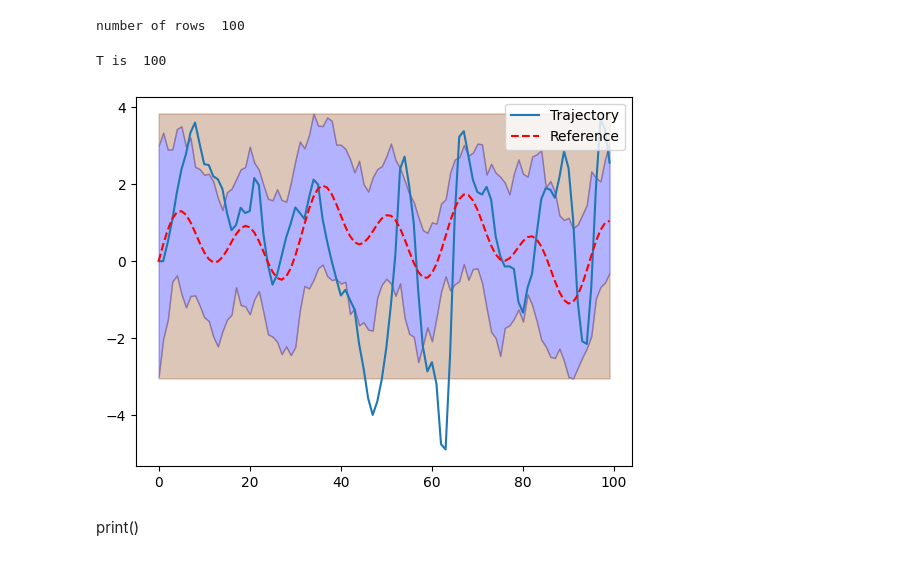
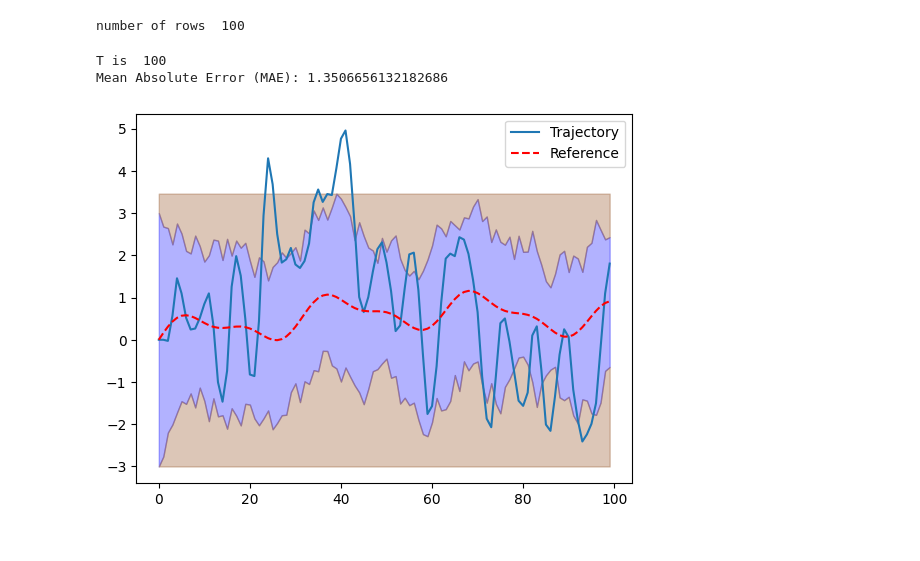
Before and after one commit to parasshah3/b1-coding-practical-mt24, a Jupyter notebook: notebooks/demo.ipynb, the cells around one changed output. Drawn from its saved outputs; the diff is of its cells as text; code cells hidden in the pictures.

Commit message:
PD control commit 5- limited controller action

```diff
--- a/notebooks/demo.ipynb
+++ b/notebooks/demo.ipynb
@@ -31,32 +31,35 @@ if __name__ == "__main__":
 # %% [output]
 number of rows  100
 # %%
-# Step 1: Create Submarine and PDController objects
+"""
+Testing the
+"""
+
+# Step 1: Create a Submarine object
 submarine = Submarine()
-controller = PDController(kp=0.5, kd=0.1)
 
-# Step 2: Load the mission data from a CSV file or generate a random mission
-mission_file = "/path/to/your/mission.csv"  # Make sure the path is correct
-mission = Mission.from_csv(mission_file)
+# Step 2: Create a PDController object with specified gains (you can tune these values)
+controller = PDController(kp=0.0825, kd=0.7)
 
-# Step 3: Create the ClosedLoop system
+# Step 3: Create a Mission object (either from CSV or randomly)
+mission = Mission.random_mission(duration=100, scale=1.0)
+
+# Step 4: Create a ClosedLoop object, passing in the submarine and controller
 closed_loop = ClosedLoop(plant=submarine, controller=controller)
 
-# Step 4: Simulate the mission with random disturbances
+# Step 5: Simulate the mission with random disturbances
 trajectory = closed_loop.simulate_with_random_disturbances(mission, variance=0.5)
 
-# Step 5: Calculate the Mean Absolute Error (MAE)
+# Step 6: Calculate the Mean Absolute Error (MAE)
 actual_depth = trajectory.position[:, 1]  # y-positions of the submarine (actual depths)
 reference_depth = mission.reference  # Reference depths from the mission
 
-# Calculate the MAE
 mae = calculate_mae(reference_depth, actual_depth)
 print("Mean Absolute Error (MAE):", mae)
 
-# Step 6: Plot the resulting trajectory
+# Step 7: Plot the resulting trajectory
 trajectory.plot_completed_mission(mission)
 # %% [output]
 T is  100
+Mean Absolute Error (MAE): 1.3506656132182686
-[figure, old version]
+[figure, new version]
-# %% [markdown]
-print()
```
Also changed, not shown: parts of 2 cells of this notebook, 1 other file.
